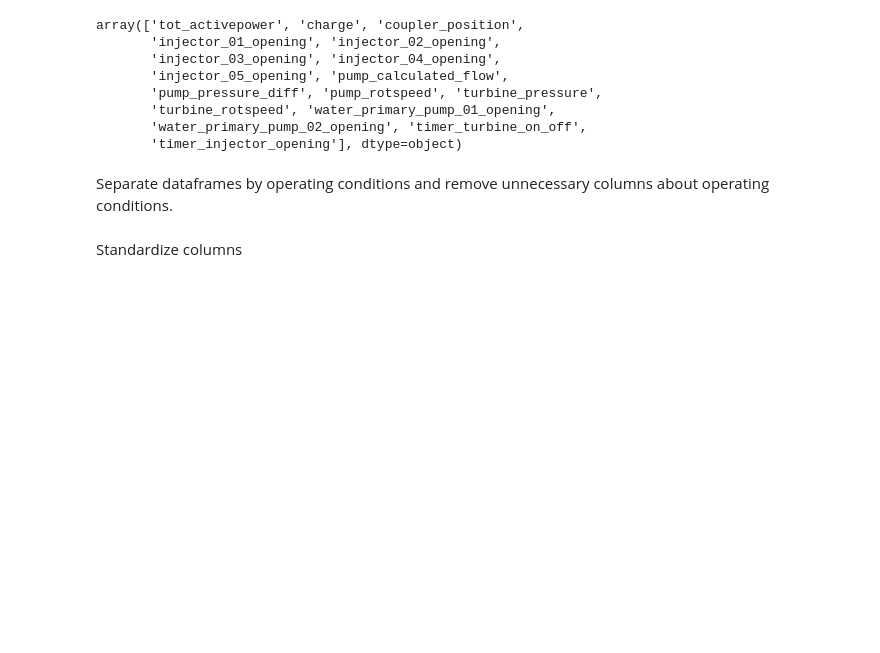
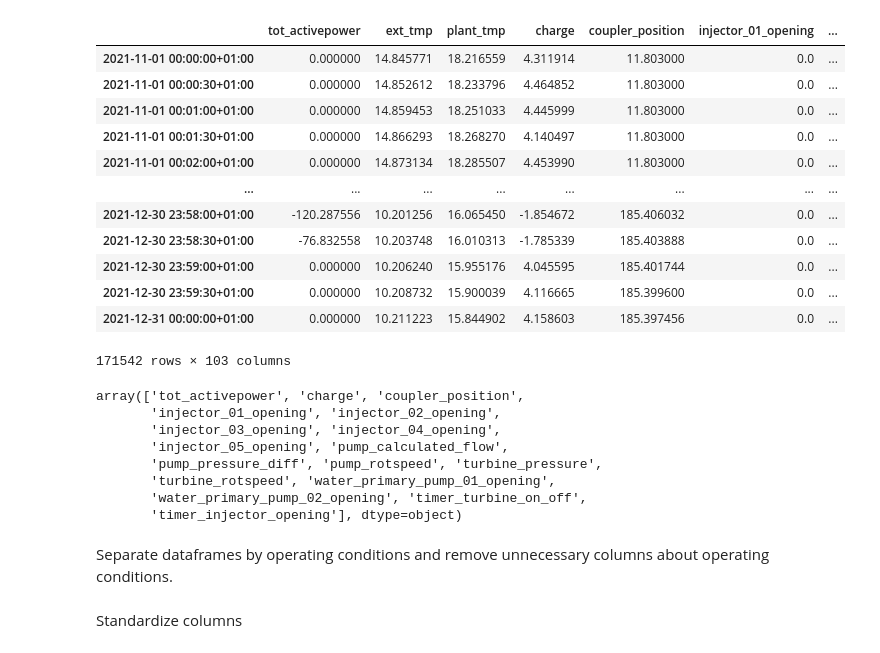
Before and after one commit to j0shcd/ml4pm-project, a Jupyter notebook: data_preprocessing.ipynb, the cells around one changed output. Drawn from its saved outputs; the diff is of its cells as text; code cells hidden in the pictures; blank space fills up the shorter version.

```diff
--- a/data_preprocessing.ipynb
+++ b/data_preprocessing.ipynb
@@ -106,6 +106,30 @@ def add_anomaly_ground_truth(rds):
 
 u5_s01, u5_s02 = add_anomaly_ground_truth(rds_u5)
 u6_s01, u6_s02 = add_anomaly_ground_truth(rds_u6)
+# %%
+def anomaly_na(df):
+    cols_anomaly = [col for col in df.columns if 'anomaly' in col]
+    df[cols_anomaly] = df[cols_anomaly].fillna(0)
+    return df
+
+anomaly_na(u5_s01)
+anomaly_na(u5_s02)
+anomaly_na(u6_s01)
+anomaly_na(u6_s02)
+# %% [output]
+|  | tot_activepower | ext_tmp | plant_tmp | charge | coupler_position | injector_01_opening | ... |
+| 2021-11-01 00:00:00+01:00 | 0.000000 | 14.845771 | 18.216559 | 4.311914 | 11.803000 | 0.0 | ... |
+| 2021-11-01 00:00:30+01:00 | 0.000000 | 14.852612 | 18.233796 | 4.464852 | 11.803000 | 0.0 | ... |
+| 2021-11-01 00:01:00+01:00 | 0.000000 | 14.859453 | 18.251033 | 4.445999 | 11.803000 | 0.0 | ... |
+| 2021-11-01 00:01:30+01:00 | 0.000000 | 14.866293 | 18.268270 | 4.140497 | 11.803000 | 0.0 | ... |
+| 2021-11-01 00:02:00+01:00 | 0.000000 | 14.873134 | 18.285507 | 4.453990 | 11.803000 | 0.0 | ... |
+| ... | ... | ... | ... | ... | ... | ... | ... |
+| 2021-12-30 23:58:00+01:00 | -120.287556 | 10.201256 | 16.065450 | -1.854672 | 185.406032 | 0.0 | ... |
+| 2021-12-30 23:58:30+01:00 | -76.832558 | 10.203748 | 16.010313 | -1.785339 | 185.403888 | 0.0 | ... |
+| 2021-12-30 23:59:00+01:00 | 0.000000 | 10.206240 | 15.955176 | 4.045595 | 185.401744 | 0.0 | ... |
+| 2021-12-30 23:59:30+01:00 | 0.000000 | 10.208732 | 15.900039 | 4.116665 | 185.399600 | 0.0 | ... |
+| 2021-12-31 00:00:00+01:00 | 0.000000 | 10.211223 | 15.844902 | 4.158603 | 185.397456 | 0.0 | ... |
+171542 rows × 103 columns
 # %%
 def get_control_vars(df):
     return df[(df['control_signal'] == True) | (df['input_feature'] == True)].attribute_name.values
```
Also changed, not shown: parts of 5 cells of this notebook.
